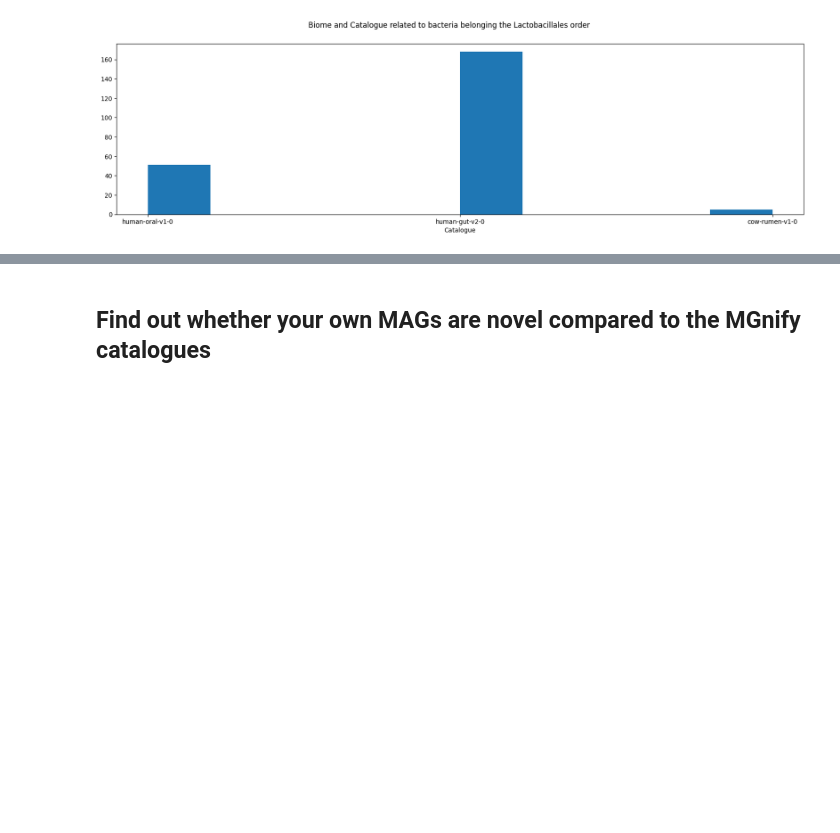
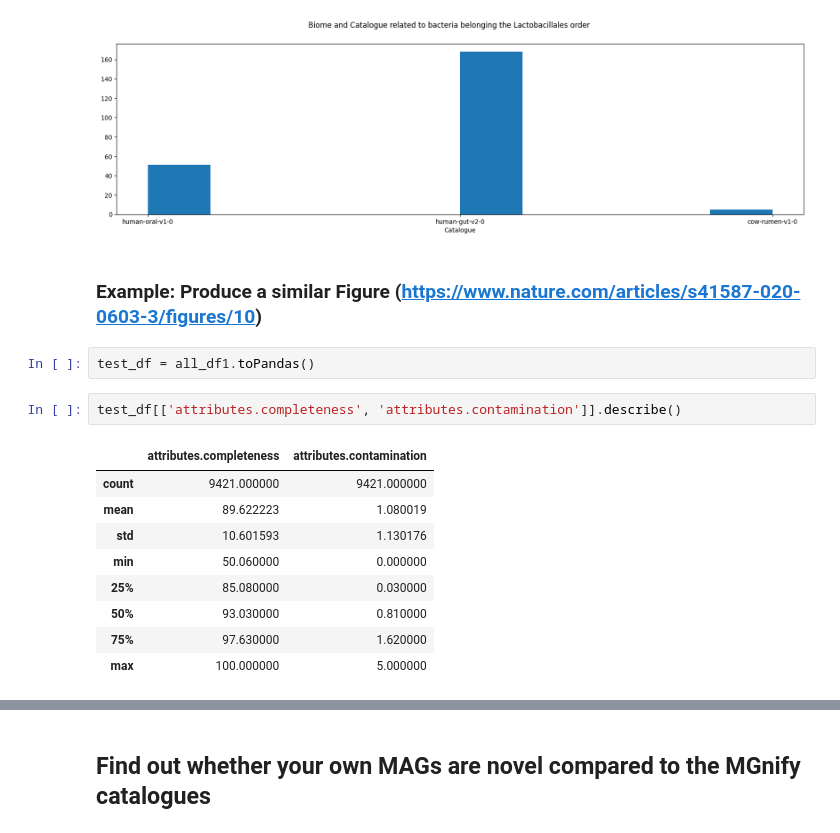
Before and after one commit to EBI-Metagenomics/notebooks, a Jupyter notebook: notebooks-src/notebooks/Python Examples/genome_search_example.ipynb, the cells around one changed output, grey strips where cells are left out. Cells and saved outputs as stored; diff of their text form; blank space fills up the shorter version.

```diff
--- a/notebooks-src/notebooks/Python Examples/genome_search_examples.ipynb
+++ b/notebooks-src/notebooks/Python Examples/genome_search_example.ipynb
@@ -566,3 +570,19 @@ fig.suptitle('Biome and Catalogue related to bacteria belonging the Lactobacilla
 # %% [output]
 Text(0.5, 0.98, 'Biome and Catalogue related to bacteria belonging the Lactobacillales order')
 [figure]
+# %% [markdown]
+### Example: Produce a similar Figure (https://www.nature.com/articles/s41587-020-0603-3/figures/10)
+# %%
+test_df = all_df1.toPandas()
+# %%
+test_df[['attributes.completeness', 'attributes.contamination']].describe()
+# %% [output]
+|  | attributes.completeness | attributes.contamination |
+| count | 9421.000000 | 9421.000000 |
+| mean | 89.622223 | 1.080019 |
+| std | 10.601593 | 1.130176 |
+| min | 50.060000 | 0.000000 |
+| 25% | 85.080000 | 0.030000 |
+| 50% | 93.030000 | 0.810000 |
+| 75% | 97.630000 | 1.620000 |
+| max | 100.000000 | 5.000000 |
```
Also changed, not shown: parts of 3 cells of this notebook.
